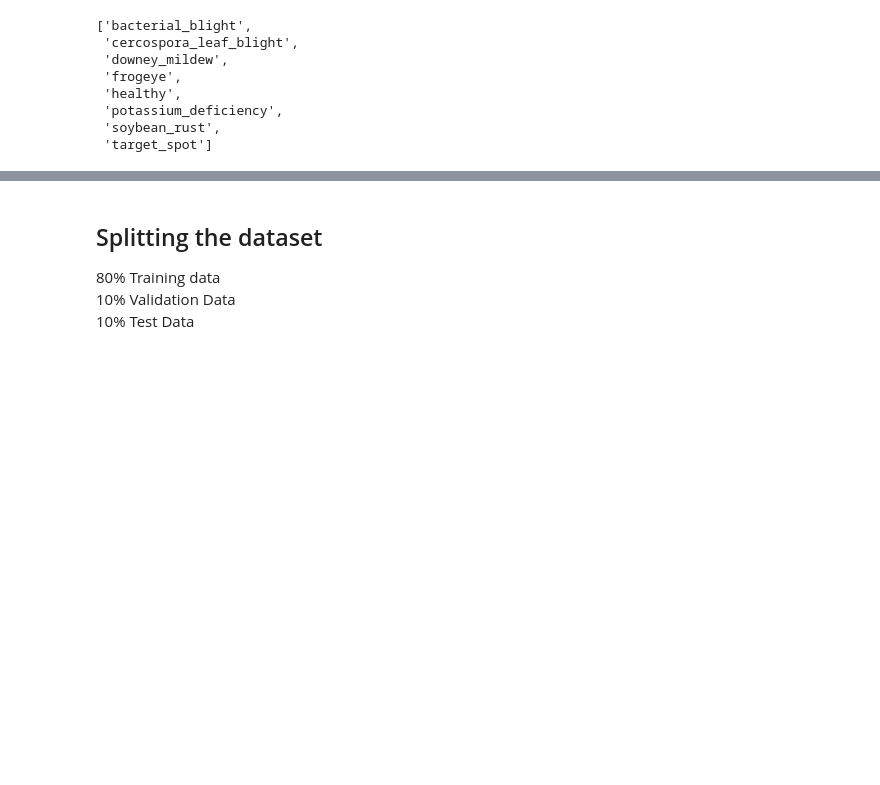
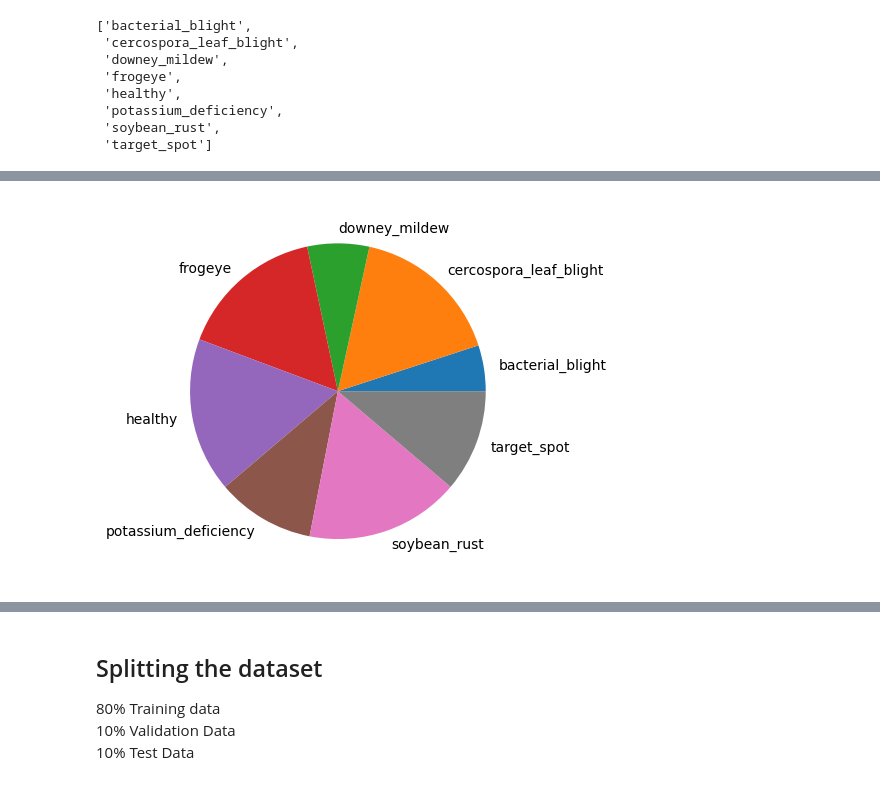
Before and after one commit to jatinpatil06/soybean_leaf-disease_and_yield-prediction_BDT-project, a Jupyter notebook: code.ipynb, the cells around one changed output, grey strips where cells are left out. Saved outputs shown, nothing was run; the diff lists cells and outputs as text; code cells hidden in the pictures; blank space fills up the shorter version.

```diff
--- a/code.ipynb
+++ b/code.ipynb
@@ -41,3 +63,8 @@ class_names
+# %%
+plt.pie(list(class_quantities.values()), labels = list(class_quantities.keys()))
+plt.show()
+# %% [output]
+[figure, added]
 # %%
 for img_batch, label_batch in dataset.take(1):
     print(img_batch.shape) #shape of the batch of images, a 4D-Tensor
```
Also changed, not shown: parts of 25 cells of this notebook, 2 other files.
